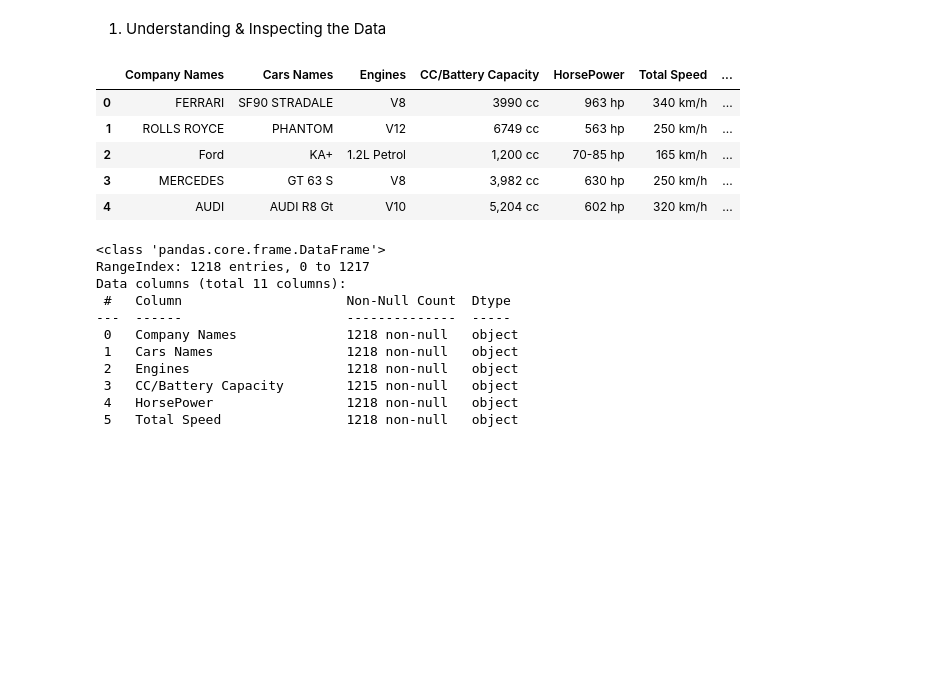
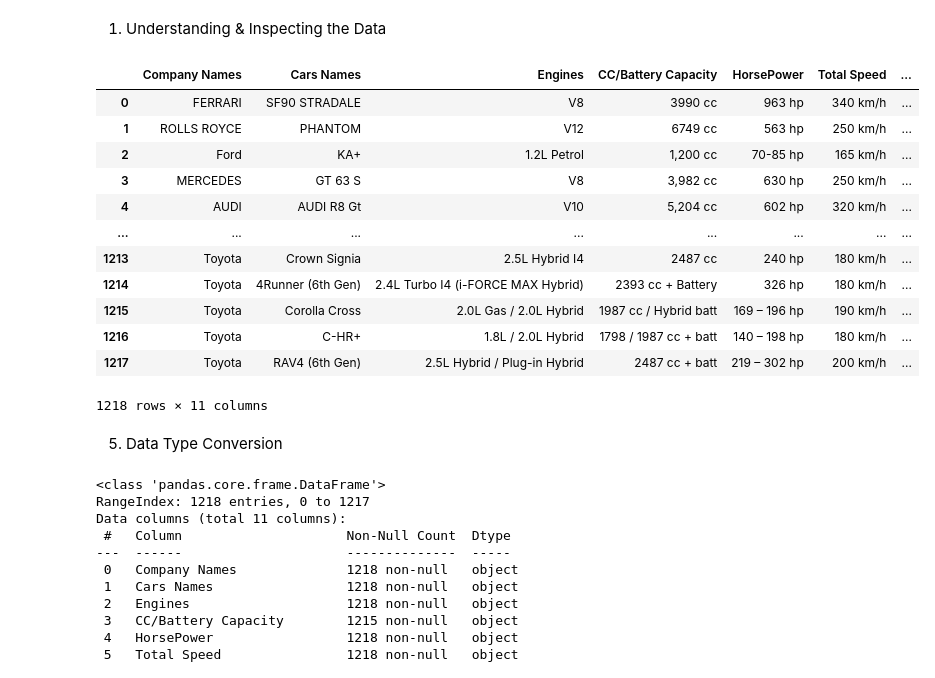
Before and after one commit to vishnu-asmltd/DataTask_1, a Jupyter notebook: Project 2/data_clean.ipynb, the cells around one changed output. Drawn from its saved outputs; the diff is of its cells as text; code cells hidden in the pictures; blank space fills up the shorter version.

```diff
--- a/Project 2/data_clean.ipynb
+++ b/Project 2/data_clean.ipynb
@@ -4,14 +4,23 @@ import pyforest
 1. Understanding & Inspecting the Data
 # %%
 df = pd.read_csv("Cars_Datasets 2025.csv", encoding="cp1252")
-df.head()
+df
 # %% [output]
 |  | Company Names | Cars Names | Engines | CC/Battery Capacity | HorsePower | Total Speed | ... |
 | 0 | FERRARI | SF90 STRADALE | V8 | 3990 cc | 963 hp | 340 km/h | ... |
 | 1 | ROLLS ROYCE | PHANTOM | V12 | 6749 cc | 563 hp | 250 km/h | ... |
 | 2 | Ford | KA+ | 1.2L Petrol | 1,200 cc | 70-85 hp | 165 km/h | ... |
 | 3 | MERCEDES | GT 63 S | V8 | 3,982 cc | 630 hp | 250 km/h | ... |
 | 4 | AUDI | AUDI R8 Gt | V10 | 5,204 cc | 602 hp | 320 km/h | ... |
+| ... | ... | ... | ... | ... | ... | ... | ... |
+| 1213 | Toyota | Crown Signia | 2.5L Hybrid I4 | 2487 cc | 240 hp | 180 km/h | ... |
+| 1214 | Toyota | 4Runner (6th Gen) | 2.4L Turbo I4 (i-FORCE MAX Hybrid) | 2393 cc + Battery | 326 hp | 180 km/h | ... |
+| 1215 | Toyota | Corolla Cross | 2.0L Gas / 2.0L Hybrid | 1987 cc / Hybrid batt | 169 – 196 hp | 190 km/h | ... |
+| 1216 | Toyota | C-HR+ | 1.8L / 2.0L Hybrid | 1798 / 1987 cc + batt | 140 – 198 hp | 180 km/h | ... |
+| 1217 | Toyota | RAV4 (6th Gen) | 2.5L Hybrid / Plug-in Hybrid | 2487 cc + batt | 219 – 302 hp | 200 km/h | ... |
+1218 rows × 11 columns
+# %% [markdown]
+5. Data Type Conversion
 # %%
 df.info()
 # %% [output]
```
Also changed, not shown: parts of 46 cells of this notebook.
